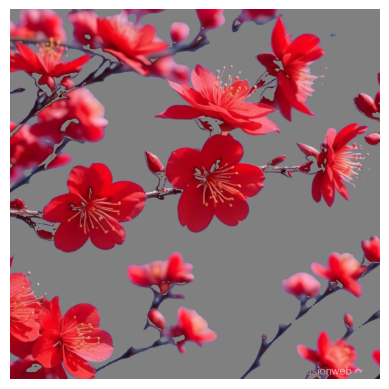
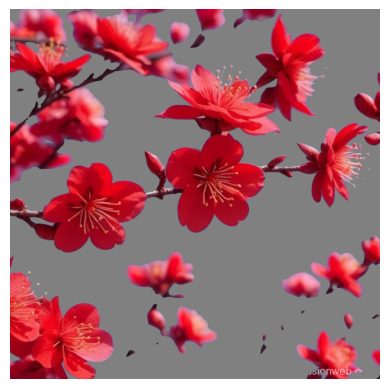
The change to this notebook cell's code, shown as a diff; its figure went from the first image to the second:
--- before
+++ after
@@ -1,26 +1,12 @@
 img_1 = imgs[0]
 
-# RGB-basiertes Color Slicing
-# Extraktion der RGB-Kanäle
 R = img_1[:,:,0].astype(float)
 G = img_1[:,:,1].astype(float)
 B = img_1[:,:,2].astype(float)
 
-# Prototyp 1: Rote Blüten (R dominant)
-# Bedingung: R > G und R > B und R muss ausreichend hoch sein
-red_flowers = (R > G) & (R > B) & (R > 100)
+mask = (B > R) & (B > G)
 
-# Prototyp 2: Zweige/Knospen (dunkel, braun) hinzufügen
-# Dunkelbraun: alle RGB-Werte niedrig und relativ gleich
-dark_branches = (R < 150) & (G < 150) & (B < 150) & \
-                (np.abs(R - G) < 50) & (np.abs(R - B) < 50) & (np.abs(G - B) < 50)
+img_1[mask] = 128
 
-# Kombiniere beide Masken
-mask_rgb = red_flowers | dark_branches
-
-# Ergebnisbild: Original wo Maske wahr, sonst Grau (128)
-result_rgb = np.ones_like(img_1) * 128
-result_rgb[mask_rgb] = img_1[mask_rgb]
-
-plt.imshow(result_rgb)
+plt.imshow(img_1)
 plt.axis("off")

Commit: update